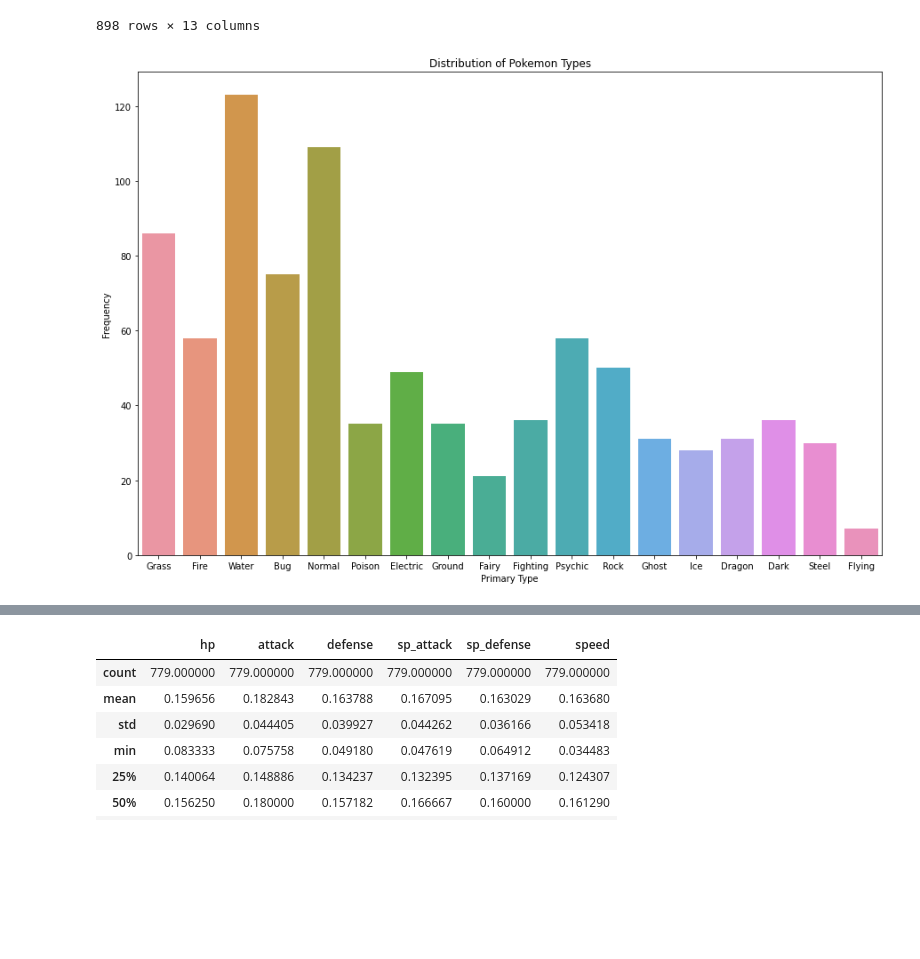
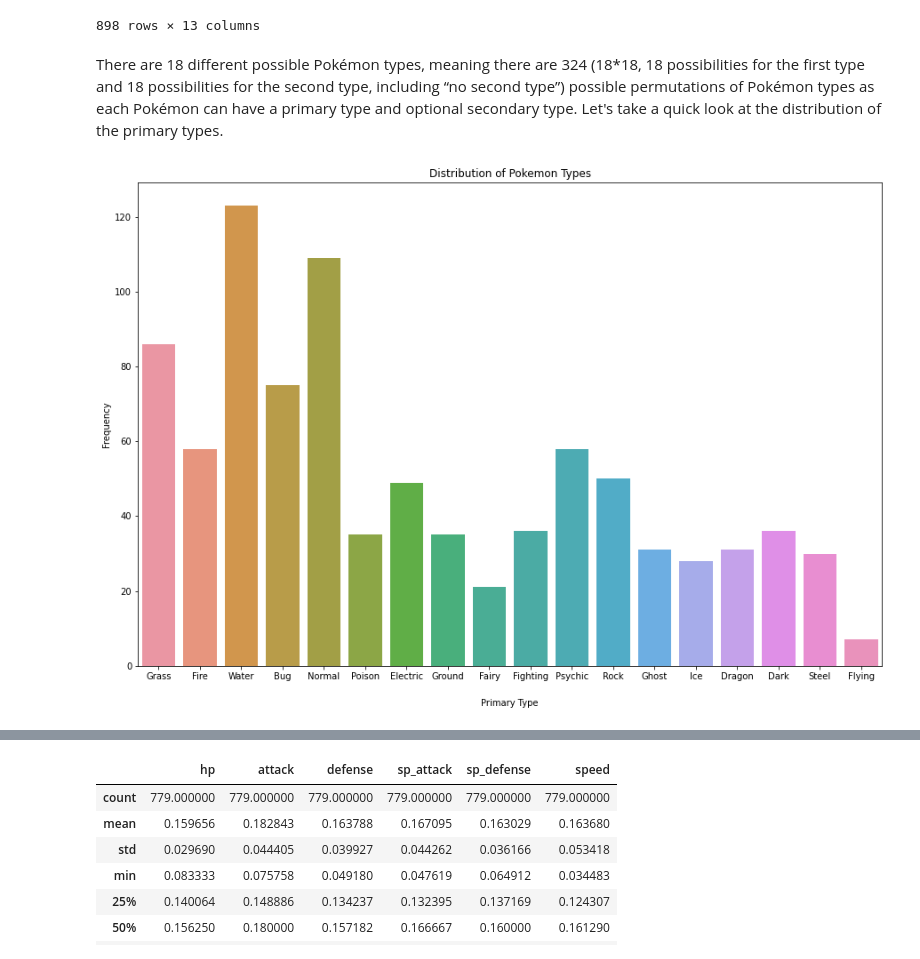
Before and after one commit to adriendinzey/Pokemon-Machine-Learning-Analysis, a Jupyter notebook: Analysis.ipynb, the cells around one changed output, grey strips where cells are left out. Drawn from its saved outputs; the diff is of its cells as text; code cells hidden in the pictures; blank space fills up the shorter version.

```diff
--- a/Analysis.ipynb
+++ b/Analysis.ipynb
@@ -63,10 +91,13 @@ df
 | 896 | 897 | Spectrier | Ghost |  | 580 | 0.172414 | 0.112069 | 0.103448 | 0.250000 | 0.137931 | ... |
 | 897 | 898 | Calyrex | Psychic | Grass | 500 | 0.200000 | 0.160000 | 0.160000 | 0.160000 | 0.160000 | ... |
 898 rows × 13 columns
+# %% [markdown]
+There are 18 different possible Pokémon types, meaning there are 324 (18*18, 18 possibilities for the first type and 18 possibilities for the second type, including “no second type”) possible permutations of Pokémon types as each Pokémon can have a primary type and optional secondary type. Let's take a quick look at the distribution of the primary types.
 # %%
 plt.figure(figsize=(15,10))
+plt.xlabel("...", labelpad=20)
 fig=sns.countplot(x='type1',data=df)
 fig.set(xlabel='Primary Type',ylabel='Frequency',title="Distribution of Pokemon Types")
 plt.show(fig)
 # %% [output]
-[figure, old version]
+[figure, new version]
```
Also changed, not shown: parts of 81 cells of this notebook, 6 other files.
